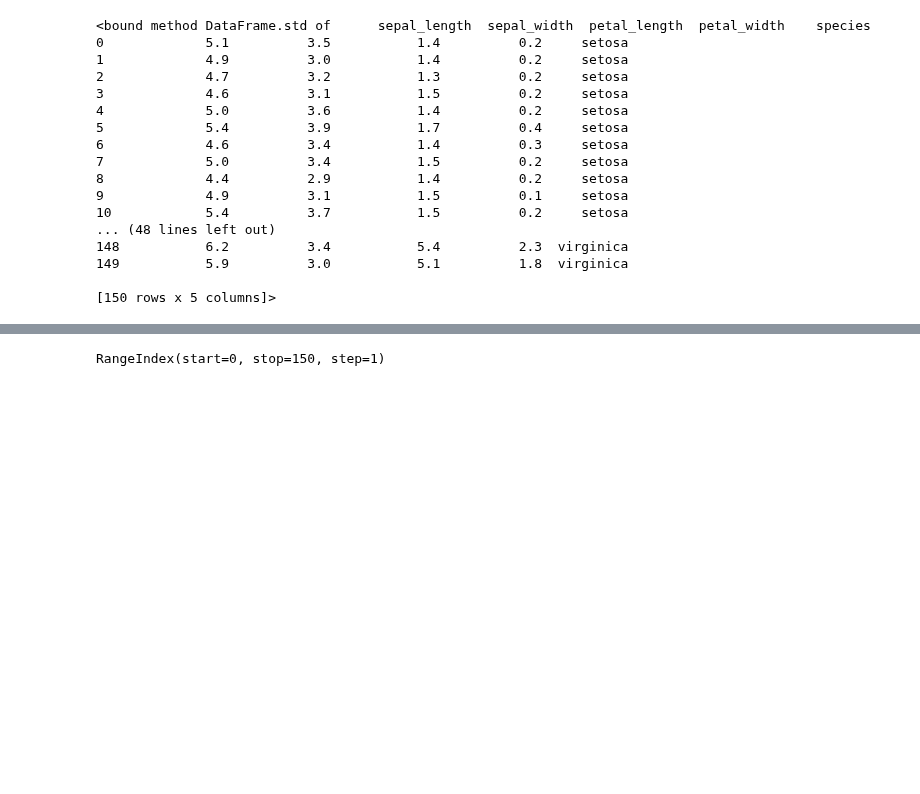
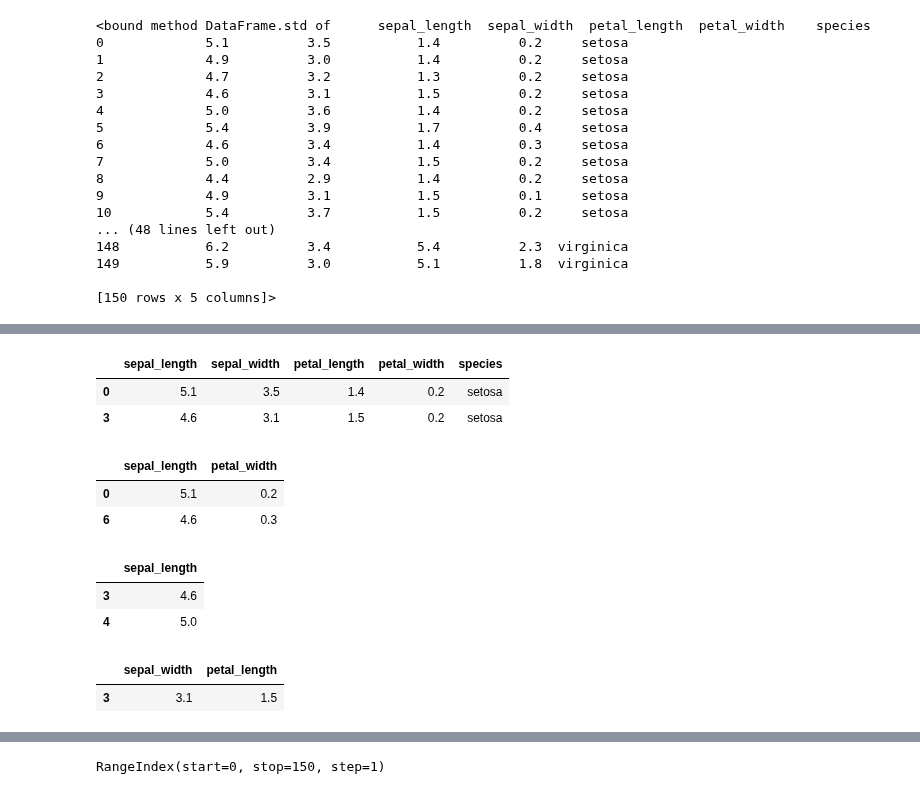
Before and after one commit to Lakshhmi/Code-Practice, a Jupyter notebook: ReviewAll.ipynb, the cells around one changed output, grey strips where cells are left out. Cells and saved outputs as stored; diff of their text form; code cells hidden in the pictures; blank space fills up the shorter version.

```diff
--- a/ReviewAll.ipynb
+++ b/ReviewAll.ipynb
@@ -81,0 +97,27 @@ df_iris.std
+# %%
+# rows 0 and 3 all columns
+df_iris.loc[[0,3]]
+# %% [output]
+|  | sepal_length | sepal_width | petal_length | petal_width | species |
+| 0 | 5.1 | 3.5 | 1.4 | 0.2 | setosa |
+| 3 | 4.6 | 3.1 | 1.5 | 0.2 | setosa |
+# %%
+# rows 0 and 6 2 columns
+df_iris.loc[[0,6],['sepal_length','petal_width']]
+# %% [output]
+|  | sepal_length | petal_width |
+| 0 | 5.1 | 0.2 |
+| 6 | 4.6 | 0.3 |
+# %%
+# 3 and 4th row - 1 column
+df_iris.loc[[3,4],['sepal_length']]
+# %% [output]
+|  | sepal_length |
+| 3 | 4.6 |
+| 4 | 5.0 |
+# %%
+# 3rd row and - 2 columns
+df_iris.iloc[[3],[1,2]]
+# %% [output]
+|  | sepal_width | petal_length |
+| 3 | 3.1 | 1.5 |
```
Also changed, not shown: parts of 5 cells of this notebook.
